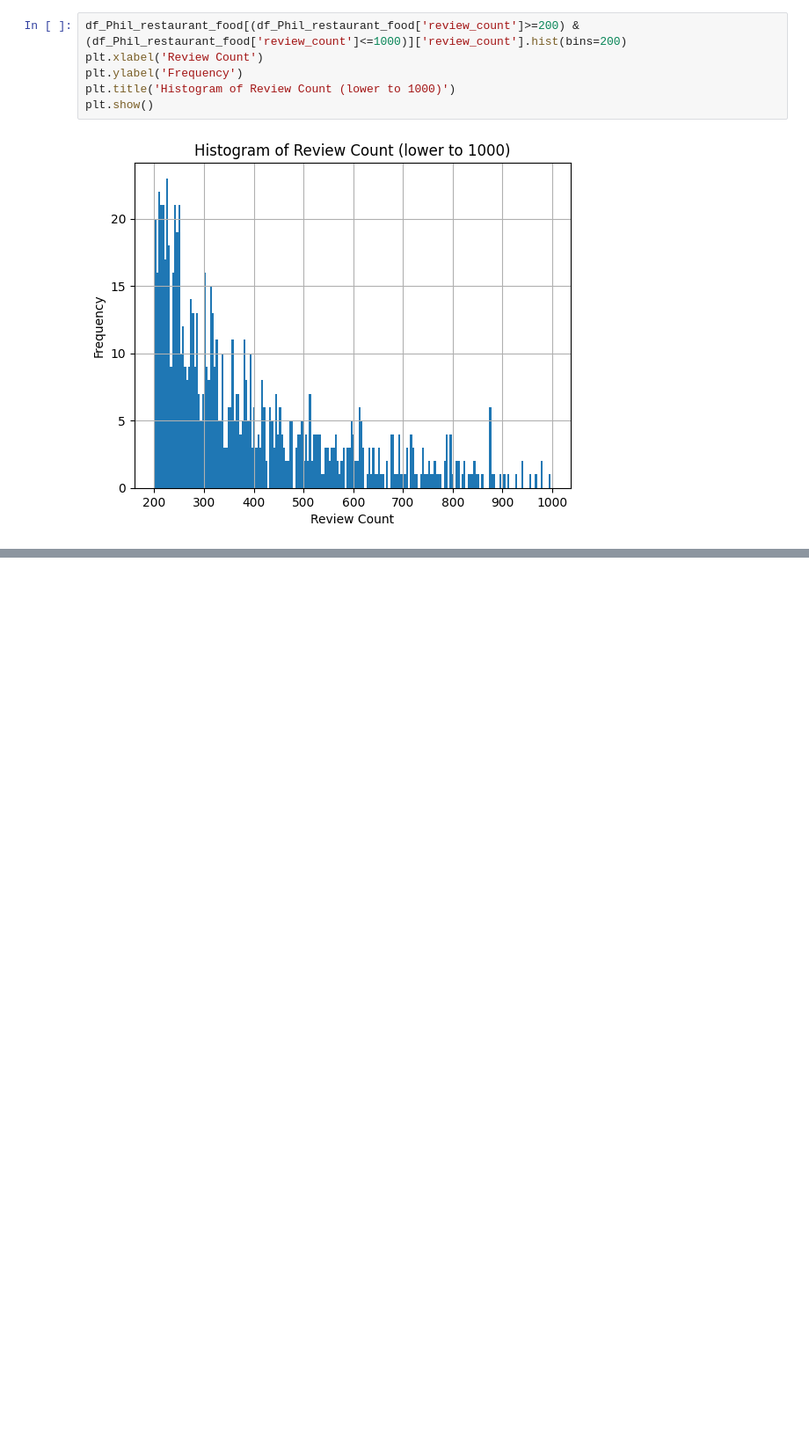
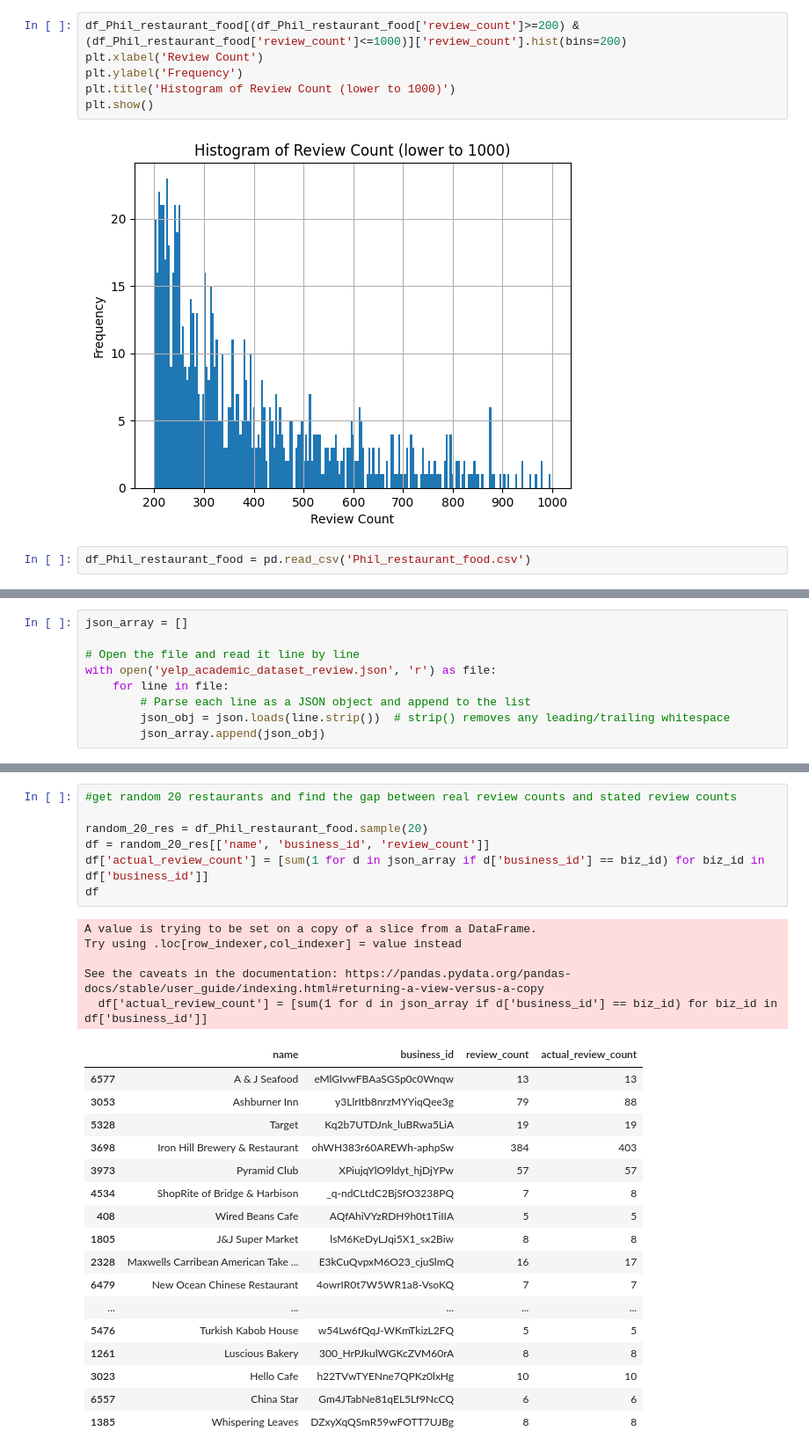
Before and after one commit to EthanWTL/TravelBlogs, a Jupyter notebook: Datasets/YelpDataAnalysis.ipynb, the cells around one changed output, grey strips where cells are left out. Shown at 88% size. Cells and saved outputs as stored; diff of their text form; blank space fills up the shorter version.

```diff
--- a/Datasets/YelpDataAnalysis.ipynb
+++ b/Datasets/YelpDataAnalysis.ipynb
@@ -229,3 +229,5 @@ plt.title('Histogram of Review Count (lower to 1000)')
 plt.show()
 # %% [output]
 [figure]
+# %%
+df_Phil_restaurant_food = pd.read_csv('Phil_restaurant_food.csv')
@@ -231,0 +285,9 @@ plt.show()
+# %%
+json_array = []
+
+# Open the file and read it line by line
+with open('yelp_academic_dataset_review.json', 'r') as file:
+    for line in file:
+        # Parse each line as a JSON object and append to the list
+        json_obj = json.loads(line.strip())  # strip() removes any leading/trailing whitespace
+        json_array.append(json_obj)
@@ -231,0 +315,30 @@ plt.show()
+# %%
+#get random 20 restaurants and find the gap between real review counts and stated review counts
+
+random_20_res = df_Phil_restaurant_food.sample(20)
+df = random_20_res[['name', 'business_id', 'review_count']]
+df['actual_review_count'] = [sum(1 for d in json_array if d['business_id'] == biz_id) for biz_id in df['business_id']]
+df
+# %% [output]
+A value is trying to be set on a copy of a slice from a DataFrame.
+Try using .loc[row_indexer,col_indexer] = value instead
+
+See the caveats in the documentation: https://pandas.pydata.org/pandas-docs/stable/user_guide/indexing.html#returning-a-view-versus-a-copy
+  df['actual_review_count'] = [sum(1 for d in json_array if d['business_id'] == biz_id) for biz_id in df['business_id']]
+|  | name | business_id | review_count | actual_review_count |
+| 6577 | A & J Seafood | eMlGIvwFBAaSGSp0c0Wnqw | 13 | 13 |
+| 3053 | Ashburner Inn | y3LlrItb8nrzMYYiqQee3g | 79 | 88 |
+| 5328 | Target | Kq2b7UTDJnk_luBRwa5LiA | 19 | 19 |
+| 3698 | Iron Hill Brewery & Restaurant | ohWH383r60AREWh-aphpSw | 384 | 403 |
+| 3973 | Pyramid Club | XPiujqYlO9ldyt_hjDjYPw | 57 | 57 |
+| 4534 | ShopRite of Bridge & Harbison | _q-ndCLtdC2BjSfO3238PQ | 7 | 8 |
+| 408 | Wired Beans Cafe | AQfAhiVYzRDH9h0t1TiIIA | 5 | 5 |
+| 1805 | J&J Super Market | lsM6KeDyLJqi5X1_sx2Biw | 8 | 8 |
+| 2328 | Maxwells Carribean American Take ... | E3kCuQvpxM6O23_cjuSlmQ | 16 | 17 |
+| 6479 | New Ocean Chinese Restaurant | 4owrIR0t7W5WR1a8-VsoKQ | 7 | 7 |
+| ... | ... | ... | ... | ... |
+| 5476 | Turkish Kabob House | w54Lw6fQqJ-WKmTkizL2FQ | 5 | 5 |
+| 1261 | Luscious Bakery | 300_HrPJkulWGKcZVM60rA | 8 | 8 |
+| 3023 | Hello Cafe | h22TVwTYENne7QPKz0lxHg | 10 | 10 |
+| 6557 | China Star | Gm4JTabNe81qEL5Lf9NcCQ | 6 | 6 |
+| 1385 | Whispering Leaves | DZxyXqQSmR59wFOTT7UJBg | 8 | 8 |
```
Also changed, not shown: parts of 14 cells of this notebook, 7 other files.
